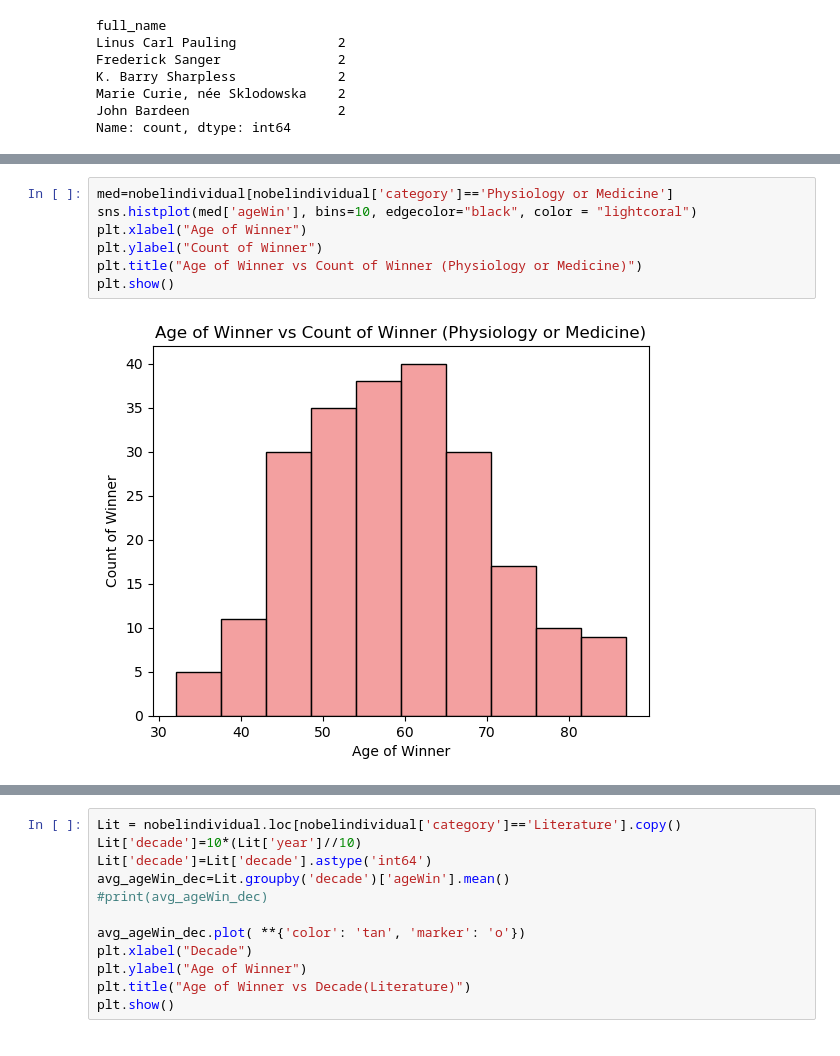
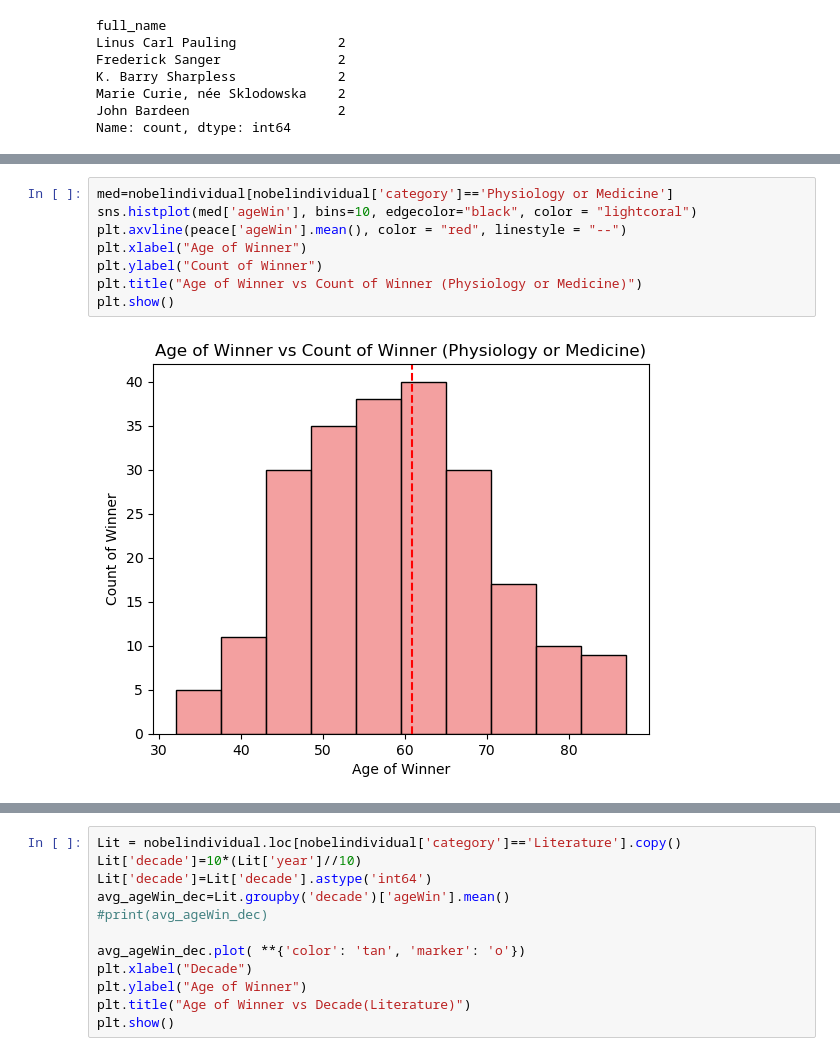
Before and after one commit to elaine-tao/COMM-337-Group-Project-1, a Jupyter notebook: Group Project 1.ipynb, the cells around one changed output, grey strips where cells are left out. Cells and saved outputs as stored; diff of their text form.

```diff
--- a/Group Project 1.ipynb
+++ b/Group Project 1.ipynb
@@ -332,9 +358,10 @@ plt.show()
 # %%
 med=nobelindividual[nobelindividual['category']=='Physiology or Medicine']
 sns.histplot(med['ageWin'], bins=10, edgecolor="black", color = "lightcoral")
+plt.axvline(peace['ageWin'].mean(), color = "red", linestyle = "--")
 plt.xlabel("Age of Winner")
 plt.ylabel("Count of Winner")
 plt.title("Age of Winner vs Count of Winner (Physiology or Medicine)")
 plt.show()
 # %% [output]
-[figure, old version]
+[figure, new version]
```
Also changed, not shown: parts of 23 cells of this notebook.
